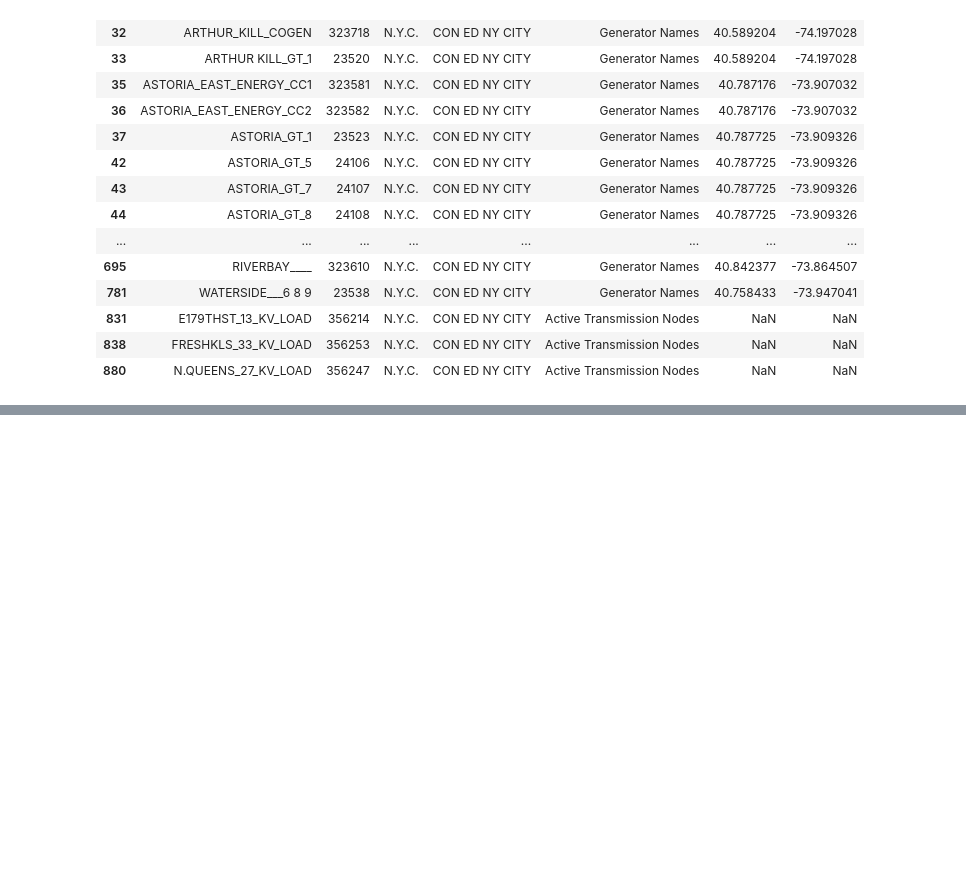
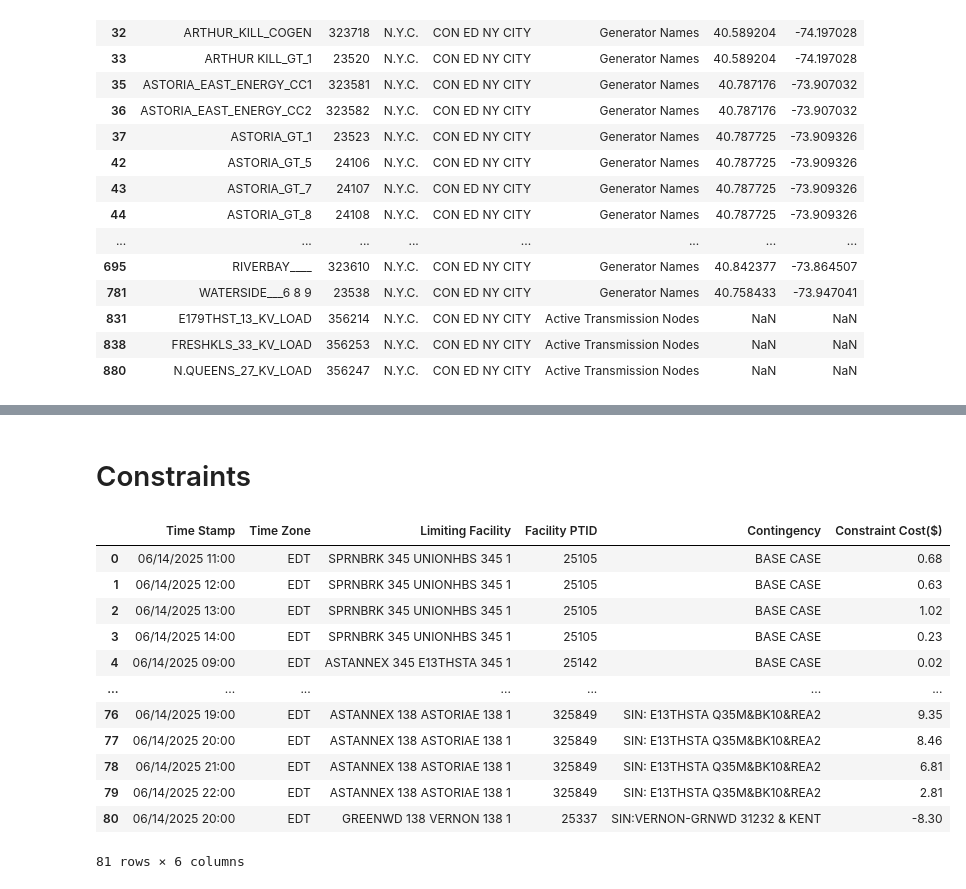
Before and after one commit to hankehly/adhoc-energy-analytics, a Jupyter notebook: notebooks/202506100823_nyiso_eda.ipynb, the cells around one changed output, grey strips where cells are left out. Drawn from its saved outputs; the diff is of its cells as text; code cells hidden in the pictures; blank space fills up the shorter version.

Commit message:
Add more code to NYISO eda notebook

```diff
--- a/notebooks/202506100823_nyiso_eda.ipynb
+++ b/notebooks/202506100823_nyiso_eda.ipynb
@@ -346,0 +383,18 @@ nodes_with_congestion
+# %% [markdown]
+# Constraints
+# %%
+pd.read_csv("https://mis.nyiso.com/public/csv/DAMLimitingConstraints/20250614DAMLimitingConstraints.csv")
+# %% [output]
+|  | Time Stamp | Time Zone | Limiting Facility | Facility PTID | Contingency | Constraint Cost($) |
+| 0 | 06/14/2025 11:00 | EDT | SPRNBRK 345 UNIONHBS 345 1 | 25105 | BASE CASE | 0.68 |
+| 1 | 06/14/2025 12:00 | EDT | SPRNBRK 345 UNIONHBS 345 1 | 25105 | BASE CASE | 0.63 |
+| 2 | 06/14/2025 13:00 | EDT | SPRNBRK 345 UNIONHBS 345 1 | 25105 | BASE CASE | 1.02 |
+| 3 | 06/14/2025 14:00 | EDT | SPRNBRK 345 UNIONHBS 345 1 | 25105 | BASE CASE | 0.23 |
+| 4 | 06/14/2025 09:00 | EDT | ASTANNEX 345 E13THSTA 345 1 | 25142 | BASE CASE | 0.02 |
+| ... | ... | ... | ... | ... | ... | ... |
+| 76 | 06/14/2025 19:00 | EDT | ASTANNEX 138 ASTORIAE 138 1 | 325849 | SIN: E13THSTA Q35M&BK10&REA2 | 9.35 |
+| 77 | 06/14/2025 20:00 | EDT | ASTANNEX 138 ASTORIAE 138 1 | 325849 | SIN: E13THSTA Q35M&BK10&REA2 | 8.46 |
+| 78 | 06/14/2025 21:00 | EDT | ASTANNEX 138 ASTORIAE 138 1 | 325849 | SIN: E13THSTA Q35M&BK10&REA2 | 6.81 |
+| 79 | 06/14/2025 22:00 | EDT | ASTANNEX 138 ASTORIAE 138 1 | 325849 | SIN: E13THSTA Q35M&BK10&REA2 | 2.81 |
+| 80 | 06/14/2025 20:00 | EDT | GREENWD 138 VERNON 138 1 | 25337 | SIN:VERNON-GRNWD 31232 & KENT | -8.30 |
+81 rows × 6 columns
```
Also changed, not shown: parts of 4 cells of this notebook.
